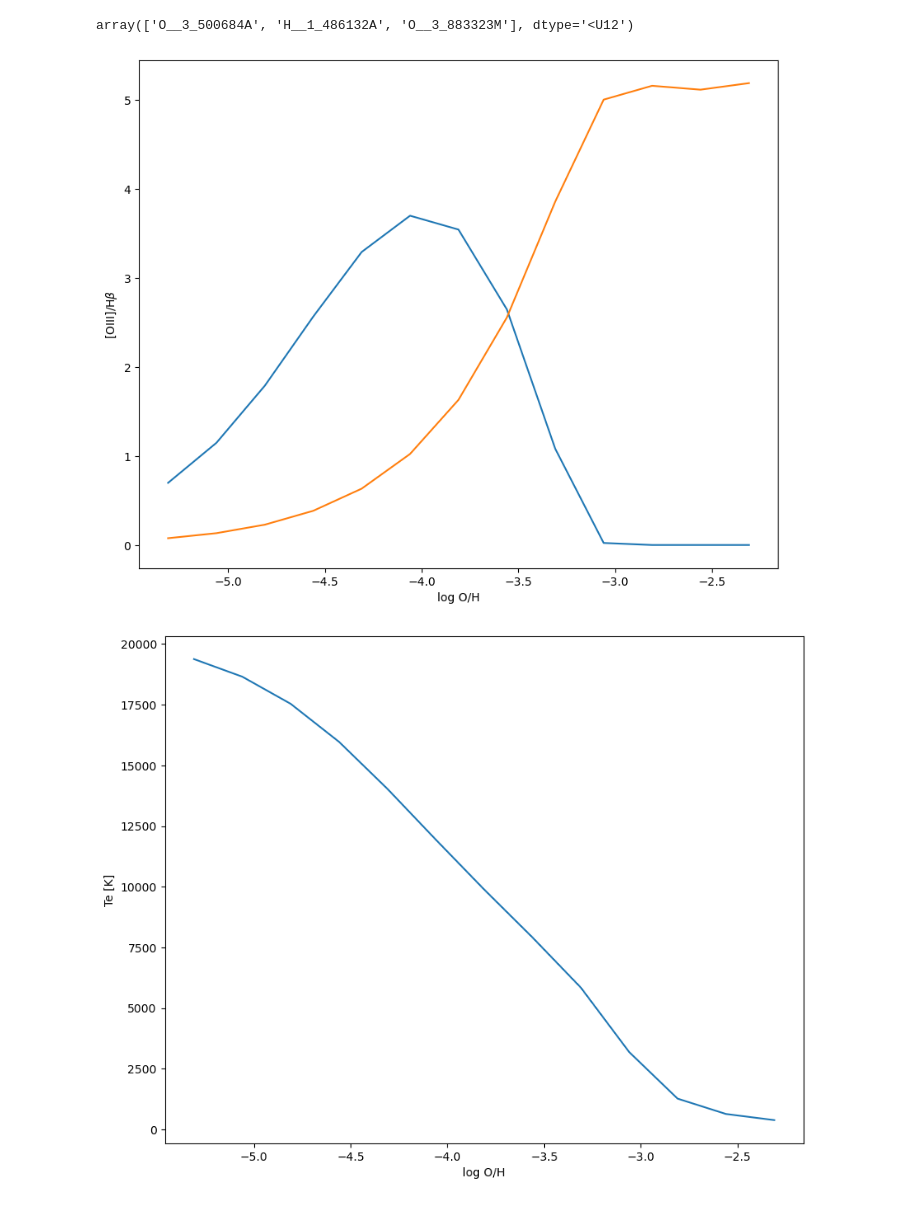
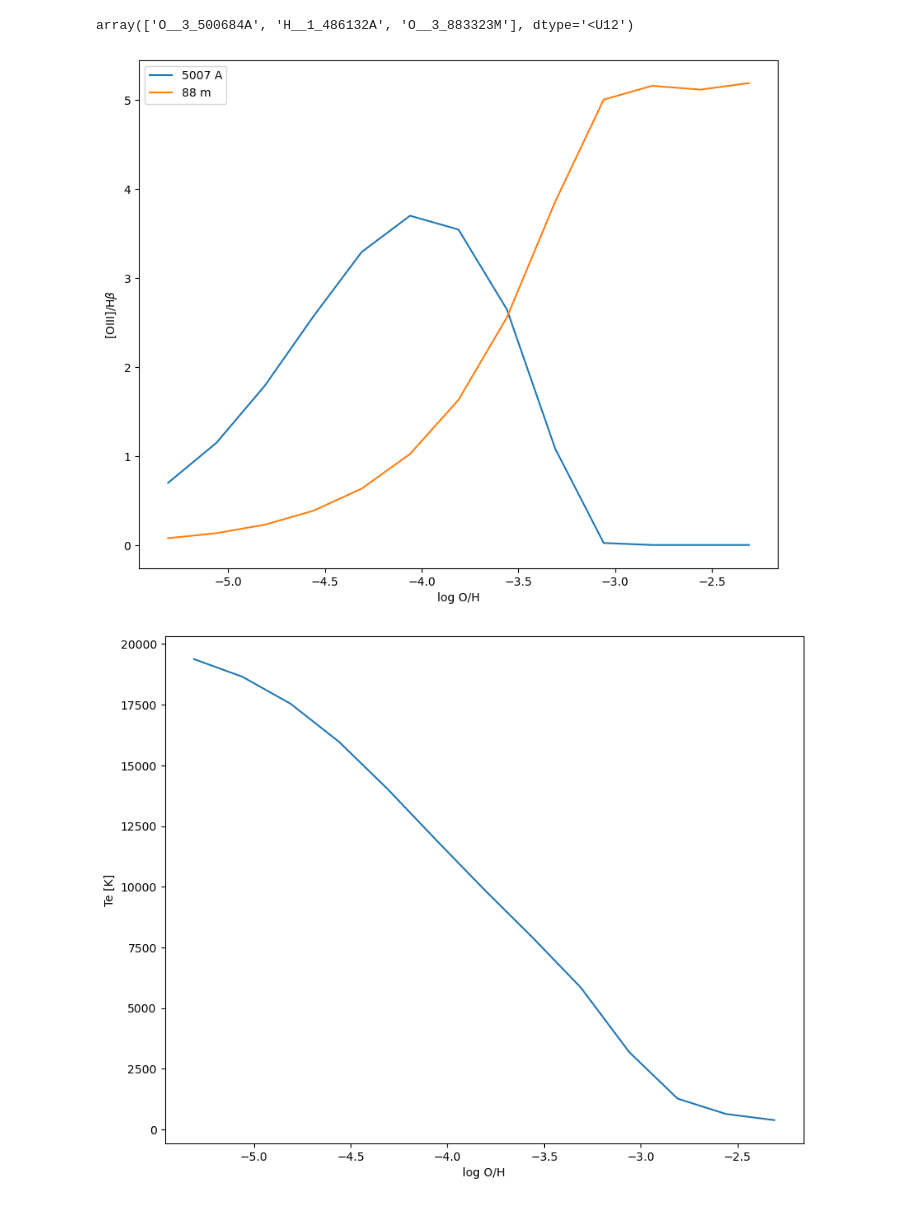
Before and after one commit to Morisset/Cloudy_Summer_School, a Jupyter notebook: Notebooks/1.5.VaryZ.ipynb, the cells around one changed output. Cells and saved outputs as stored; diff of their text form; code cells hidden in the pictures.

```diff
--- a/Notebooks/1.5.VaryZ.ipynb
+++ b/Notebooks/1.5.VaryZ.ipynb
@@ -3,4 +3,4 @@ import numpy as np
 import matplotlib.pyplot as plt
 import pyCloudy as pc
 %matplotlib inline
-pc.config.cloudy_exe = '/usr/local/Cloudy/c23.01/source/cloudy.exe'
+pc.config.cloudy_exe = '/usr/local/Cloudy/cloudy-Tokyo24/source/cloudy.exe'
@@ -34,11 +31,10 @@ def make_varyZ(Z):
 for Z in np.arange(-2, 1.1, 0.25):
     make_varyZ(Z)
 # %%
-# Running the models using 7 threads
-pc.run_cloudy(dir_='../models', n_proc=7, use_make=True)
+pc.run_cloudy(dir_='../models', n_proc=8, use_make=True, model_name='varyZ')
 # %%
 # Read the models into a list of CloudyModel objects
-Ms = pc.load_models('../models/varyZ')
+Ms = pc.load_models('../models/varyZ', cloudy_version_major=24)
 Ms = sorted(Ms, key=lambda x:x.abund['O'])
 # %%
 # The labels of the emission lines are obtained from the first model.
@@ -55,12 +51,13 @@ O3HbIR = [M.get_emis_vol('O__3_883323M') / M.get_emis_vol('H__1_486132A') for M
 OH = [M.abund['O'] for M in Ms]
 # %%
 f, ax = plt.subplots(figsize=(10,8))
-ax.plot(OH, O3Hb)
-ax.plot(OH, O3HbIR)
+ax.plot(OH, O3Hb, label='5007 A')
+ax.plot(OH, O3HbIR, label='88 m')
 ax.set_xlabel('log O/H')
-ax.set_ylabel(r'[OIII]/H$\beta$');
+ax.set_ylabel(r'[OIII]/H$\beta$')
+ax.legend();
 # %% [output]
-[figure, old version]
+[figure, new version]
 # %%
 # Electron temperature depends on the metallicity
 T0 = [M.T0 for M in Ms]
```
Also changed, not shown: parts of 1 cell of this notebook, 7 other files.
